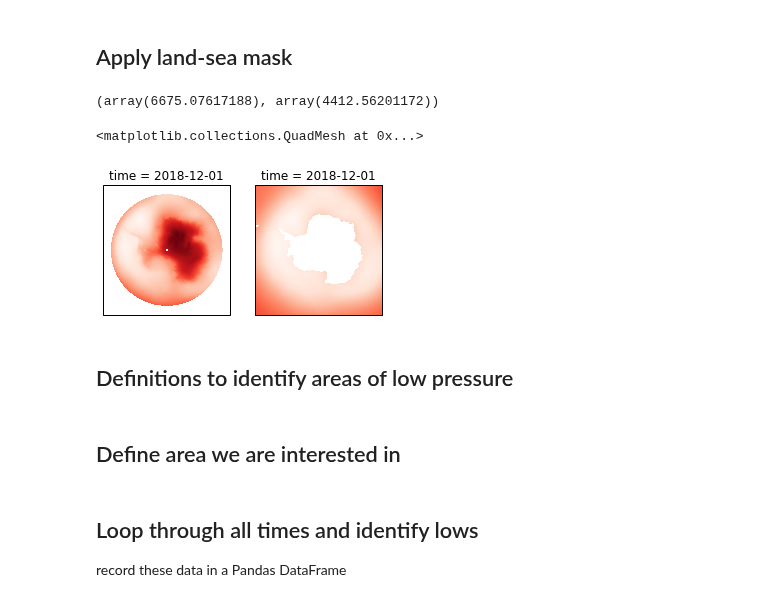
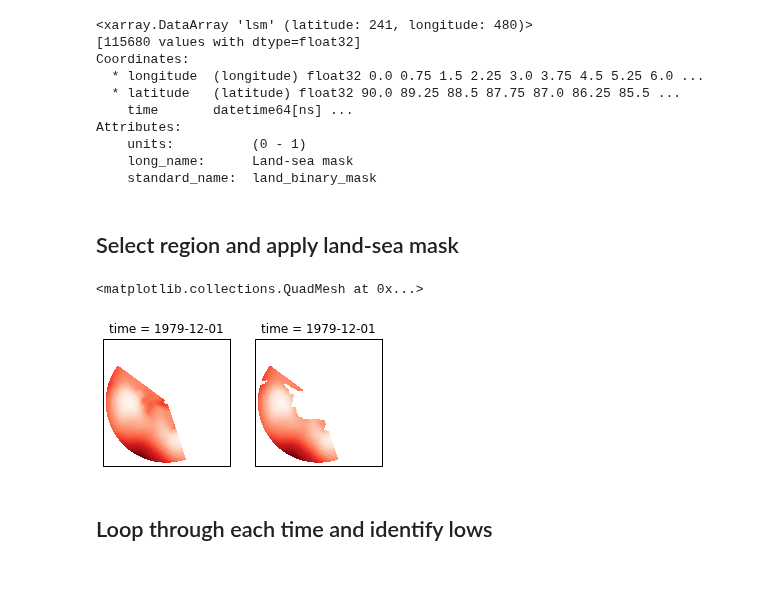
Before and after one commit to scotthosking/amundsen-sea-low-index, a Jupyter notebook: Amundsen_Sea_Low_Index_v3.ipynb, the cells around one changed output. Drawn from its saved outputs; the diff is of its cells as text; code cells hidden in the pictures.

```diff
--- a/Amundsen_Sea_Low_Index_v3.ipynb
+++ b/Amundsen_Sea_Low_Index_v3.ipynb
@@ -14,8 +99,6 @@ from skimage.feature import peak_local_max
 # %%
-ds   = xr.open_dataset('~/Desktop/era5_mean_sea_level_pressure_monthly.nc')
-mask = xr.open_dataset('~/Desktop/era5_invariant_lsm.nc').lsm.squeeze()
+da   = xr.open_dataset('msl_1979.nc').msl
+mask = xr.open_dataset('invariant.nc').lsm
-# %%
-da = ds.msl
 # %%
 da
 # %% [output]
@@ -32,25 +111,38 @@ Attributes:
+# %%
+mask
+# %% [output]
+<xarray.DataArray 'lsm' (latitude: 241, longitude: 480)>
+[115680 values with dtype=float32]
+Coordinates:
+  * longitude  (longitude) float32 0.0 0.75 1.5 2.25 3.0 3.75 4.5 5.25 6.0 ...
+  * latitude   (latitude) float32 90.0 89.25 88.5 87.75 87.0 86.25 85.5 ...
+    time       datetime64[ns] ...
+Attributes:
+    units:          (0 - 1)
+    long_name:      Land-sea mask
+    standard_name:  land_binary_mask
 # %% [markdown]
-## Apply land-sea mask
+## Select region and apply land-sea mask
-# %%
-da_mask = da.where(mask == 0)
-da_mask.mean().values, da.mean().values # these are different, great!
-# %% [output]
-(array(6675.07617188), array(4412.56201172))
-# %%
-da = da.sel(latitude=slice(-55,-90))
+# %%
+da_mask = da.where(mask == 0)
+
+# region of interest (asl sector)
+asl_region = {'west':170., 'east':298., 'south':-80., 'north':-60.}
+
+### slice area around ASL region
+da      = slice_region(da, asl_region)
+da_mask = slice_region(da_mask, asl_region)
 # %%
 plt.figure(figsize=(5,5))
 ax1 = plt.subplot( 121, projection=ccrs.Stereographic(central_longitude=0., central_latitude=-90.) )
-ax1.set_extent([-180,180,-90,-55], ccrs.PlateCarree())
+ax1.set_extent([-180,180,-90,-50], ccrs.PlateCarree())
 da.isel(time=-1).plot.pcolormesh( 'longitude', 'latitude', cmap='Reds',
                                         transform=ccrs.PlateCarree(), add_colorbar=False )
 
 ax2 = plt.subplot( 122, projection=ccrs.Stereographic(central_longitude=0., central_latitude=-90.) )
-ax2.set_extent([-180,180,-90,-55], ccrs.PlateCarree())
+ax2.set_extent([-180,180,-90,-50], ccrs.PlateCarree())
 da_mask.isel(time=-1).plot.pcolormesh( 'longitude', 'latitude', cmap='Reds',
                                         transform=ccrs.PlateCarree(), add_colorbar=False )
 # %% [output]
 <matplotlib.collections.QuadMesh at 0x...>
-[figure, old version]
+[figure, new version]
-# %% [markdown]
-## Definitions to identify areas of low pressure
@@ -141,2 +148,0 @@ def get_asl(da, region, mask, sigma=11):
-# %% [markdown]
-## Define area we are interested in
@@ -145,4 +149,3 @@ asl_region = {'west':170., 'east':298., 'south':-80., 'north':-60.}
 # %% [markdown]
-## Loop through all times and identify lows
-record these data in a Pandas DataFrame
+## Loop through each time and identify lows
 # %%
```
Also changed, not shown: parts of 14 cells of this notebook, 1 other file.
